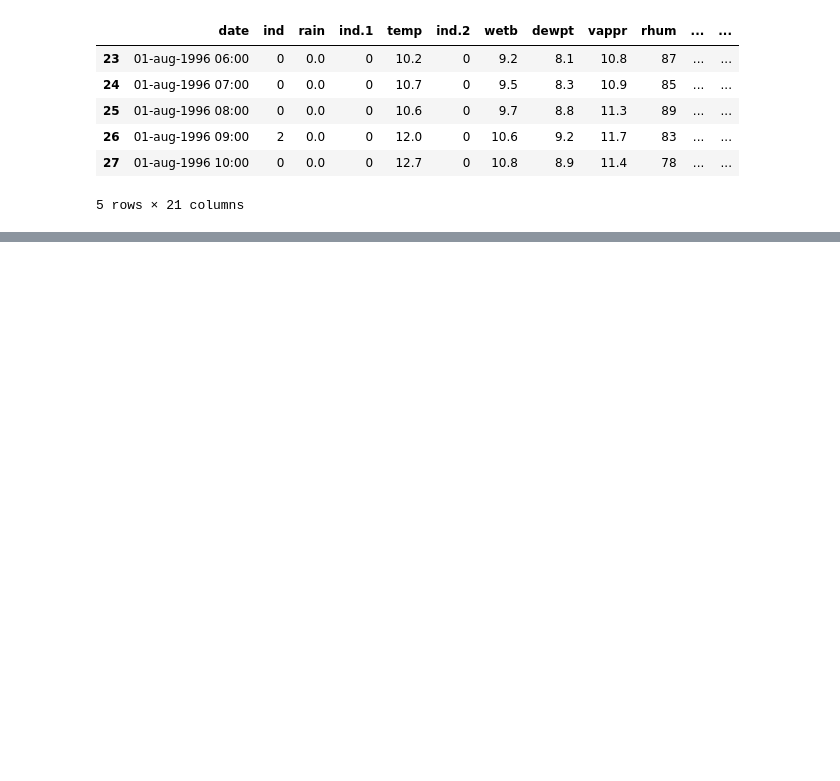
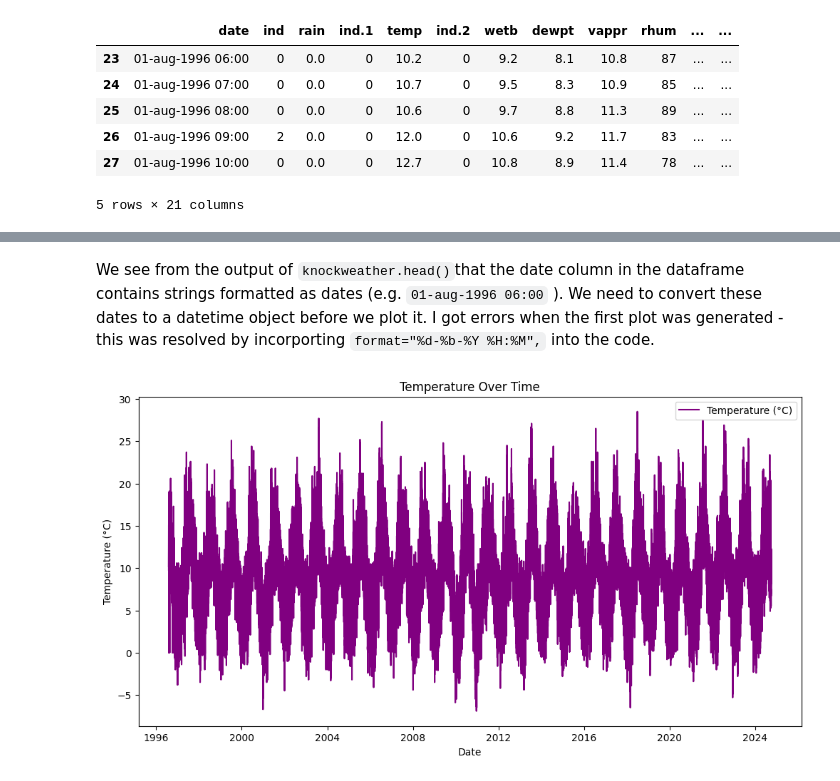
Before and after one commit to miriamroddy/PFDA, a Jupyter notebook: Assignments/assignment_6_Weather.ipynb, the cells around one changed output, grey strips where cells are left out. Saved outputs shown, nothing was run; the diff lists cells and outputs as text; code cells hidden in the pictures; blank space fills up the shorter version.

Commit message:
Temperature plot completed

```diff
--- a/Assignments/assignment_6_Weather.ipynb
+++ b/Assignments/assignment_6_Weather.ipynb
@@ -35,7 +37,7 @@ We'll load the data directly from Andrew's URL and skip the first 23 rows - they
 # %%
 # I'll load the data from the URL provided and skip the first 23 rows
 url = 'https://cli.fusio.net/cli/climate_data/webdata/hly4935.csv'
-data = pd.read_csv(url, skiprows=23, low_memory=False)
+data = pd.read_csv(url, skiprows=23, skipinitialspace=True, low_memory=False)
 # %% [markdown]
 Once this was loaded, I got the following error:
 
@@ -48,10 +50,9 @@ We want to skip the first 23 rows, so we use iloc for this and create a new data
 ](https://pandas.pydata.org/docs/reference/api/pandas.DataFrame.head.html) and [pandas.DataFrame.info](https://pandas.pydata.org/docs/reference/api/pandas.DataFrame.info.html#pandas-dataframe-info) methods to have a look at our data.
 # %%
 # We want to ignore the first 23 rows so we use iloc to skip the first 23 rows
-ignorefirst23 = data.iloc[23:]
-
+knockweather = data.iloc[23:]
 # Let's display the first 5 rows of the our new DF
-ignorefirst23.head()
+knockweather.head()
 # %% [output]
 |  | date | ind | rain | ind.1 | temp | ind.2 | wetb | dewpt | vappr | rhum | ... | ... |
 | 23 | 01-aug-1996 06:00 | 0 | 0.0 | 0 | 10.2 | 0 | 9.2 | 8.1 | 10.8 | 87 | ... | ... |
@@ -86,0 +107,18 @@ We need to conver `date` to a datetime objects.
+# %% [markdown]
+We see from the output of `knockweather.head()`that the date column in the dataframe contains strings formatted as dates (e.g. `01-aug-1996 06:00` ). We need to convert these dates to a datetime object before we plot it. I got errors when the first plot was generated - this was resolved by incorporting `format="%d-%b-%Y %H:%M",` into the code.
+# %%
+# Convert the 'date' column to datetime format with a specific format and use .loc to avoid warnings
+knockweather.loc[:, 'date'] = pd.to_datetime(knockweather['date'], format="%d-%b-%Y %H:%M", errors='coerce')
+# %%
+
+
+# Now plot the data
+plt.figure(figsize=(12, 6))
+plt.plot(knockweather['date'], knockweather['temp'], color='purple', label='Temperature (°C)')
+plt.xlabel('Date')
+plt.ylabel('Temperature (°C)')
+plt.title('Temperature Over Time')
+plt.legend()
+plt.show()
+# %% [output]
+[figure, added]
```
Also changed, not shown: parts of 6 cells of this notebook.
